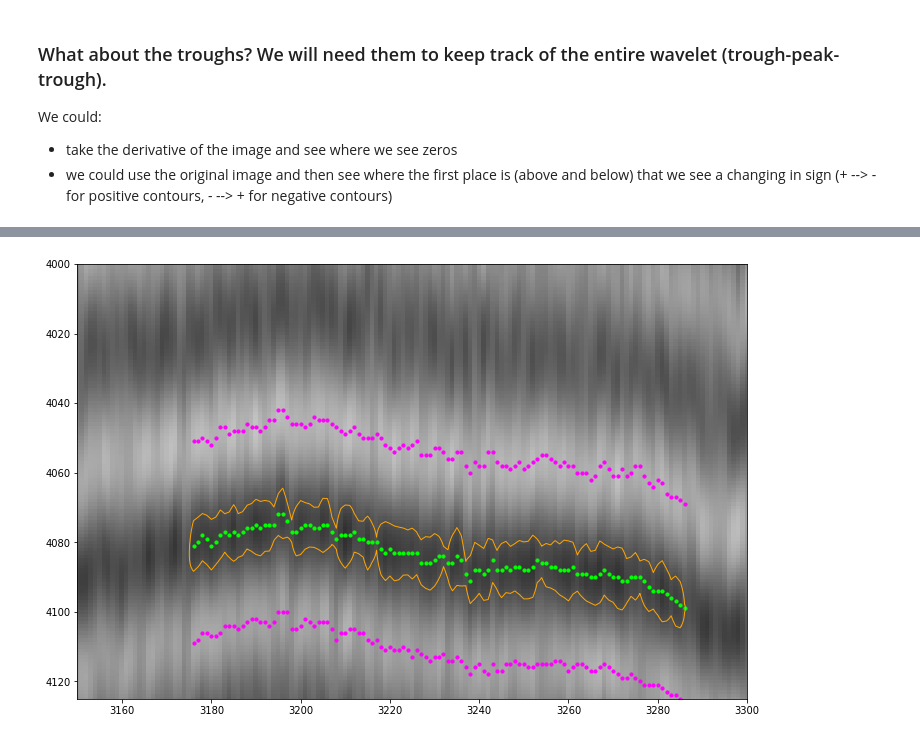
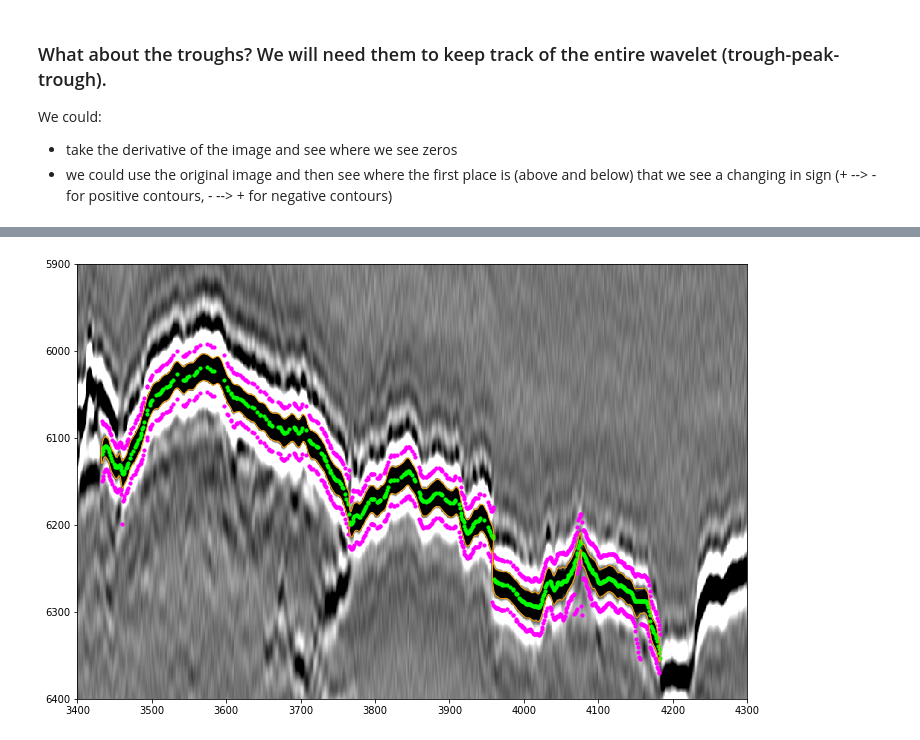
Before and after one commit to Jakidxav/ImpDAR_tutorials, a Jupyter notebook: autopicker/contour_troughs_negative.ipynb, the cells around one changed output, grey strips where cells are left out. Saved outputs shown, nothing was run; the diff lists cells and outputs as text; code cells hidden in the pictures.

```diff
--- a/autopicker/contour_troughs_negative.ipynb
+++ b/autopicker/contour_troughs_negative.ipynb
@@ -142,6 +142,7 @@ for i, x in enumerate(uniquex):
 uniquex = [x for x in uniquex if x not in delete]
 # %%
 ridge_points = []
+to_delete = []
 # %%
 for i, point in enumerate(saved_points):
     if(len(point == 2)):
@@ -166,0 +207,2 @@ ridge_points = [elem[0] for elem in ridge_points]
+# %%
+uniquex = [x for x in uniquex if x not in to_delete]
@@ -189,7 +239,7 @@ We could:
 - take the derivative of the image and see where we see zeros
 - we could use the original image and then see where the first place is (above and below) that we see a changing in sign (+ --> - for positive contours, - --> + for negative contours)
 # %%
-def find_troughs(uniquex, ridge_points, data):
+def find_ridges_troughs(uniquex, ridge_points, data):
     maxrows, maxcols = np.shape(data)
 
     top, bottom = [], []
@@ -197,8 +247,10 @@ def find_troughs(uniquex, ridge_points, data):
     temptop_points, tempbottom_points = [], []
 
     for i, point in enumerate(uniquex):
-        row = ridge_points[i]
+        row = ridge_points[i][0]
         col = point
+
+        print(row, col)
 
         #if the point holds a negative value, then we want to
         #find the ridges on either side of it
@@ -207,15 +259,14 @@ def find_troughs(uniquex, ridge_points, data):
             for j in range(row, maxrows):
                 #enter the ridge
                 if (data[j, col] >= 0):
-                    #print(j)
                     temptop_idx.append(j)
                     temptop_points.append(data[j, col])
 
                     #enterting this if statement would signify leaving the trough
                     if data[j+1, col] < 0:
-                        #find the minimum in that column of the trough
-                        trough_max = np.argmax(temptop_points)
-                        top.append(temptop_idx[trough_max])
+                        #find the maximum in that column of the ridge
+                        ridge_max = np.argmax(temptop_points)
+                        top.append(temptop_idx[ridge_max])
 
                         #reset these to empty for the next column
                         temptop_idx, temptop_points = [], []
@@ -223,16 +274,16 @@ def find_troughs(uniquex, ridge_points, data):
 
             #look for bottom contour
             for k in range(0, row):
-                #enter the trough
+                #enter the ridge
                 if (data[row-k, col] >= 0):
                     tempbottom_idx.append(row-k)
                     tempbottom_points.append(data[row-k, col])
 
-                    #enterting this if statement would signify leaving the trough
+                    #enterting this if statement would signify leaving the ridge
                     if data[row-k-1, col] < 0:
                         #find the minimum in that column of the trough
-                        trough_bottom_max = np.argmax(tempbottom_points)
-                        bottom.append(tempbottom_idx[trough_bottom_max])
+                        ridge_bottom_max = np.argmax(tempbottom_points)
+                        bottom.append(tempbottom_idx[ridge_bottom_max])
 
                         #reset these to empty for the next column
                         tempbottom_idx, tempbottom_points = [], []
@@ -240,4 +291,4 @@ def find_troughs(uniquex, ridge_points, data):
 
     return top, bottom
 # %%
-top, bottom = find_troughs(uniquex, ridge_points, data)
+top, bottom = find_ridges_troughs(uniquex, ridge_points, data)
@@ -244,23 +313,23 @@ top, bottom = find_troughs(uniquex, ridge_points, data)
 # %%
 %matplotlib inline
 fig, ax = plt.subplots(figsize=(12, 8))
 p = ax.imshow(data, cmap='gray', aspect='auto', vmin=mini, vmax=maxi, interpolation='nearest')
 
 #plot contour
 plt.plot(last_long_contours[z][:, 1], last_long_contours[z][:, 0], color='orange', linewidth=1)
 
 #plot ridge and troughs
 for i, x in enumerate(uniquex):
     y = ridge_points[i]
     t = top[i]
     b = bottom[i]
     ax.scatter(x, y, color='lime', marker='o', s=10)
     ax.scatter(x, t, color='magenta', marker='o', s=10)
     ax.scatter(x, b, color='magenta', marker='o', s=10)
 
-plt.xlim([3150, 3300])
-plt.ylim([4125, 4000])
+plt.xlim([3400, 4300])
+plt.ylim([6400, 5900])
 
 plt.show()
 # %% [output]
-[figure, old version]
+[figure, new version]
```
Also changed, not shown: parts of 7 cells of this notebook, 1 other file.
